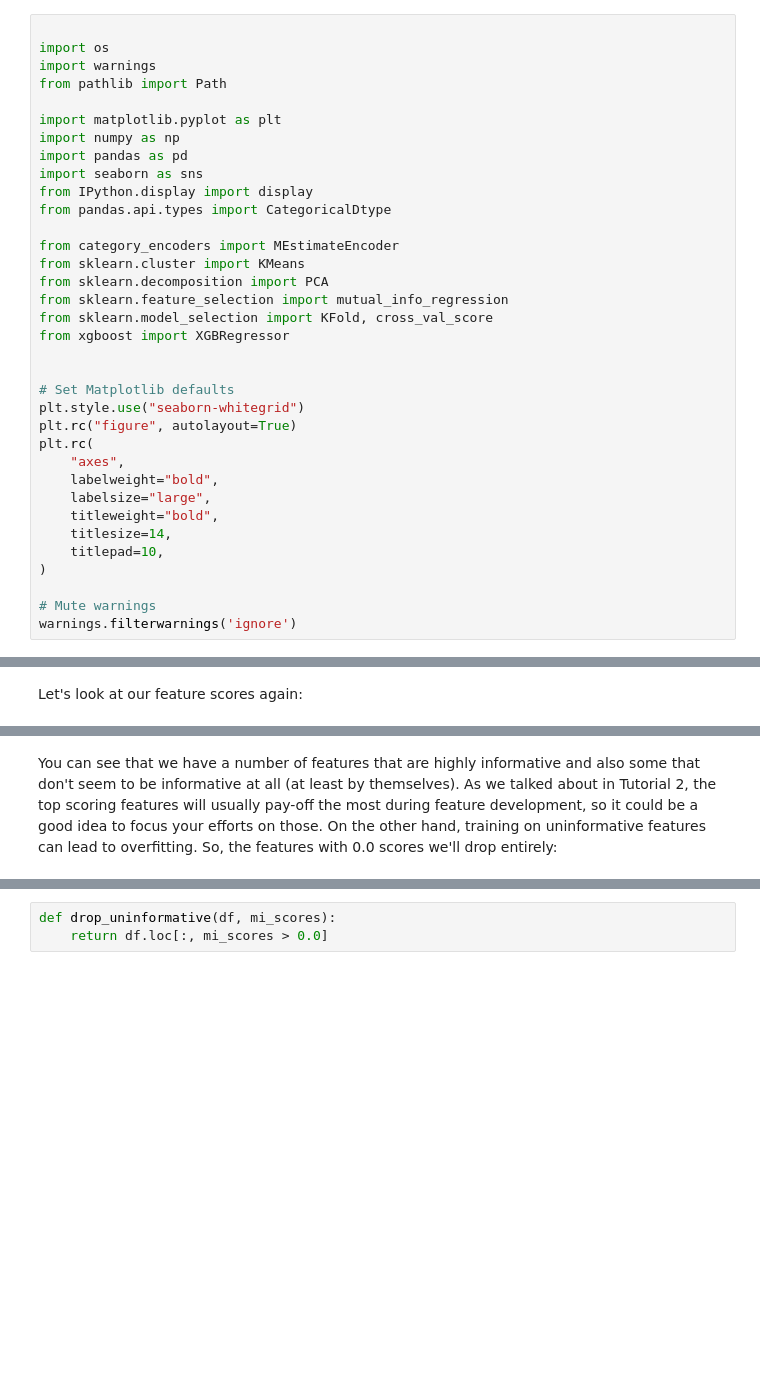
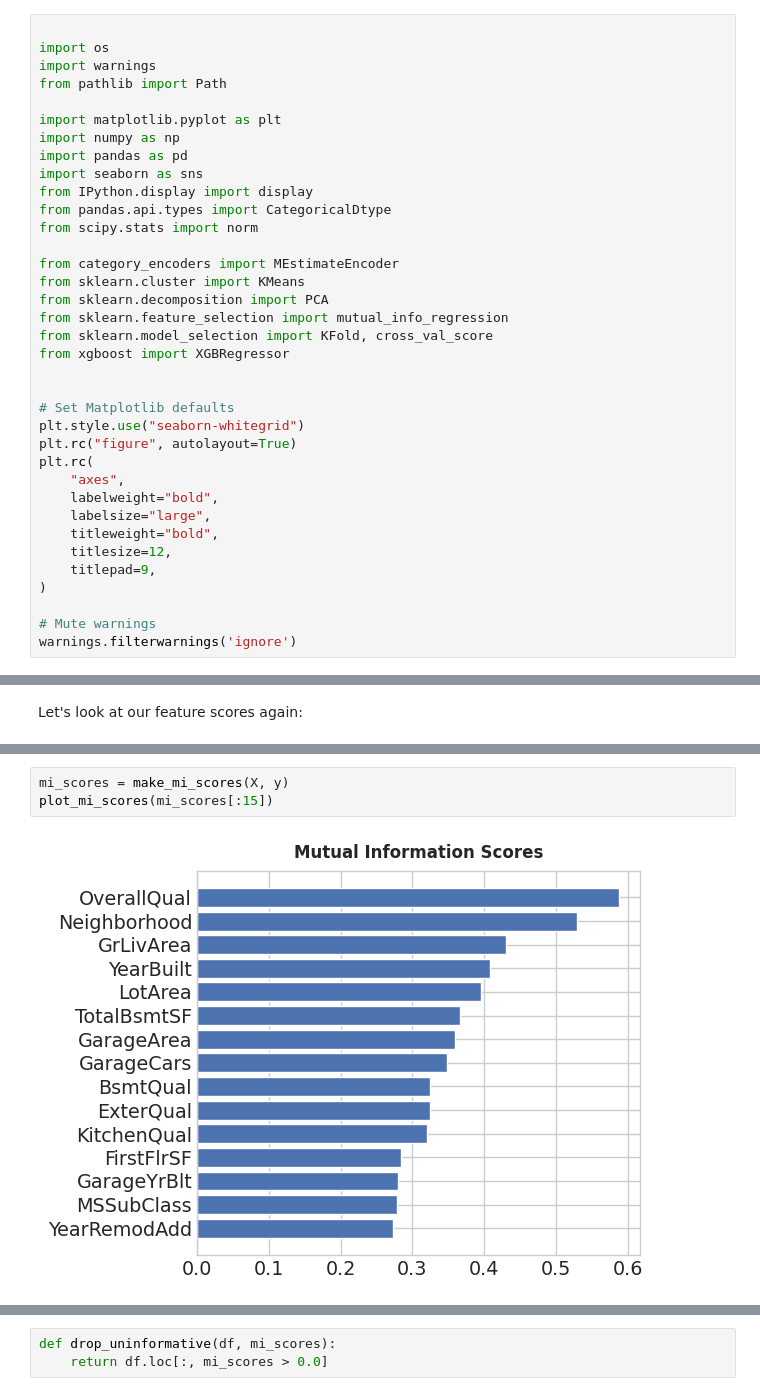
Before and after one commit to xiphos-dev/House_pricing_feature_engineering, a Jupyter notebook: feature-engineering-for-house-prices.ipynb, the cells around one changed output, grey strips where cells are left out. Drawn from its saved outputs; the diff is of its cells as text; blank space fills up the shorter version.

```diff
--- a/feature-engineering-for-house-prices.ipynb
+++ b/feature-engineering-for-house-prices.ipynb
@@ -24,6 +10,7 @@ import pandas as pd
 import seaborn as sns
 from IPython.display import display
 from pandas.api.types import CategoricalDtype
+from scipy.stats import norm
 
 from category_encoders import MEstimateEncoder
 from sklearn.cluster import KMeans
@@ -41,8 +28,8 @@ plt.rc(
     labelweight="bold",
     labelsize="large",
     titleweight="bold",
-    titlesize=14,
-    titlepad=10,
+    titlesize=12,
+    titlepad=9,
 )
 
 # Mute warnings
@@ -348,2 +349,5 @@ pandas.core.series.Series
-# %% [markdown]
-You can see that we have a number of features that are highly informative and also some that don't seem to be informative at all (at least by themselves). As we talked about in Tutorial 2, the top scoring features will usually pay-off the most during feature development, so it could be a good idea to focus your efforts on those. On the other hand, training on uninformative features can lead to overfitting. So, the features with 0.0 scores we'll drop entirely:
+# %%
+mi_scores = make_mi_scores(X, y)
+plot_mi_scores(mi_scores[:15])
+# %% [output]
+[figure, added]
```
Also changed, not shown: parts of 81 cells of this notebook.
